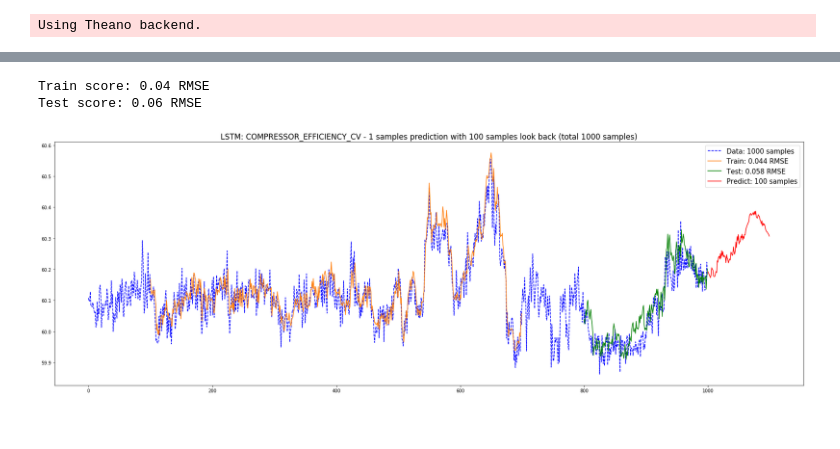
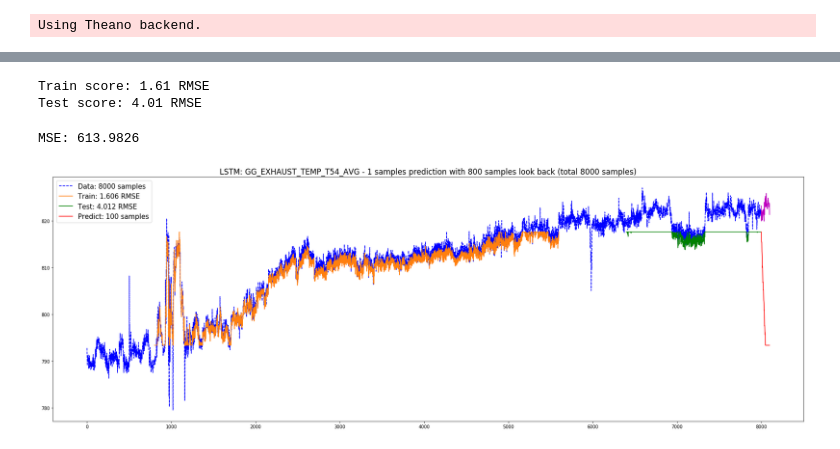
Before and after one commit to swanwila/prediction, a Jupyter notebook: LSTM.ipynb, the cells around one changed output, grey strips where cells are left out. Saved outputs shown, nothing was run; the diff lists cells and outputs as text; code cells hidden in the pictures.

```diff
--- a/LSTM.ipynb
+++ b/LSTM.ipynb
@@ -19,16 +19,21 @@ def create_dataset(dataset,look_back=1):
         dataY.append(dataset[(i+look_back),:])
     return np.array(dataX), np.array(dataY)
 # %%
-past_samples = 1000
-data = pd.read_csv('test_full.csv', usecols=[14])
+np.random.seed(7)
+train_samples = 8000
+test_samples = 100
+data = pd.read_csv('ggexhaust_LSTM.csv', usecols=[0])
 feature_name = data.columns.tolist()[0]
-dataset = data.values
-dataset = dataset[len(dataset)-past_samples:]
-print(feature_name)
+data = data.dropna()
+fulldataset = data.values
+print("Full sample: %d" %len(fulldataset))
+dataset = fulldataset[len(fulldataset)-train_samples-test_samples:-test_samples]
+dataset_test = fulldataset[len(fulldataset)-test_samples:]
 print("Samples: %d" %len(dataset))
 scaler = MinMaxScaler(feature_range=(0,1))
 dataset = scaler.fit_transform(dataset)
 train_size = int(len(dataset)*0.7)
 test_size = (len(dataset)) - train_size
 train, test = dataset[0:train_size,:], dataset[train_size:len(dataset),:]
+print(feature_name)
 # %% [output]
@@ -37,5 +43,5 @@ Samples: 1000
 # %%
-look_back = 100
+look_back = train_samples//10
 trainX, trainY = create_dataset(train, look_back)
 testX, testY = create_dataset(test, look_back)
 trainX = np.reshape(trainX,(trainX.shape[0],1,trainX.shape[1]))
@@ -90,30 +96,37 @@ print("Train score: %.2f RMSE" % trainScore)
 testScore = math.sqrt(mean_squared_error(unnorm_testY[:,0],unnorm_testPredict[:,0]))
 print("Test score: %.2f RMSE" % testScore)
 # %% [output]
-Train score: 0.04 RMSE
-Test score: 0.06 RMSE
+Train score: 1.61 RMSE
+Test score: 4.01 RMSE
 # %%
 trainPredictPlot = np.zeros(shape=(len(dataset)+len(futurePredict[0]),1))
 #trainPredictPlot = np.empty_like(dataset)
 trainPredictPlot[:,:]=np.nan
 trainPredictPlot[look_back:len(unnorm_trainPredict)+look_back,:] = unnorm_trainPredict
 
 testPredictPlot = np.zeros(shape=(len(dataset)+len(futurePredict[0]),1))
 testPredictPlot[:,:] = np.nan
 testPredictPlot[len(unnorm_trainPredict)+(look_back*2):len(dataset),:] = unnorm_testPredict
 
 futurePredictPlot = np.zeros(shape=(len(dataset)+len(futurePredict[0]),1))
 futurePredictPlot[:,:] = np.nan
 futurePredictPlot[len(dataset):,:] = np.transpose(futurePredict)
 
+futureTestPlot = np.zeros(shape=(len(dataset)+len(futurePredict[0]),1))
+futureTestPlot[:,:] = np.nan
+futureTestPlot[len(dataset):,:] = dataset_test
+
+print("MSE: %.4f" %mean_squared_error(np.transpose(futurePredict),dataset_test))
 plt.figure(figsize=(30,10))
 plt.title('LSTM: %s - %d samples prediction with %d samples look back (total %d samples)' % (feature_name,len(futurePredict),look_back,len(dataset)),fontsize=17)
 plt.plot(scaler.inverse_transform(dataset),label="Data: %d samples" %len(dataset),color='b',linestyle='--')
 plt.plot(trainPredictPlot,label="Train: %.3f RMSE" %trainScore,color='C1')
 plt.plot(testPredictPlot,label="Test: %.3f RMSE" %testScore,color='g')
 plt.plot(futurePredictPlot,label="Predict: %d samples" %len(futurePredict[0]),color='r')
+plt.plot(futureTestPlot,color='m')
 plt.legend(fontsize=15)
 plt.savefig('LSTM_prediction.png')
 plt.show()
 # %% [output]
+MSE: 613.9826
-[figure, old version]
+[figure, new version]
```
Also changed, not shown: parts of 2 cells of this notebook, 3 other files.
